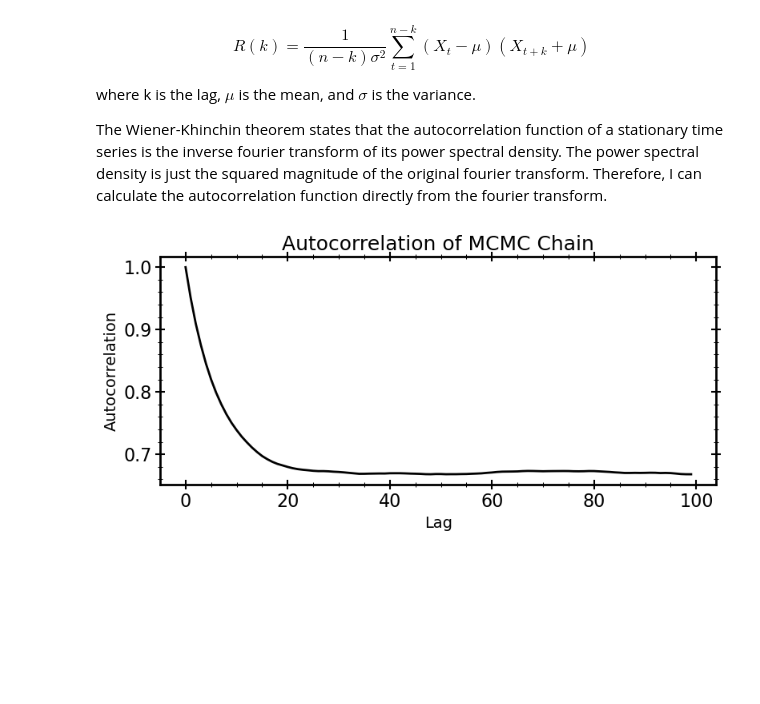
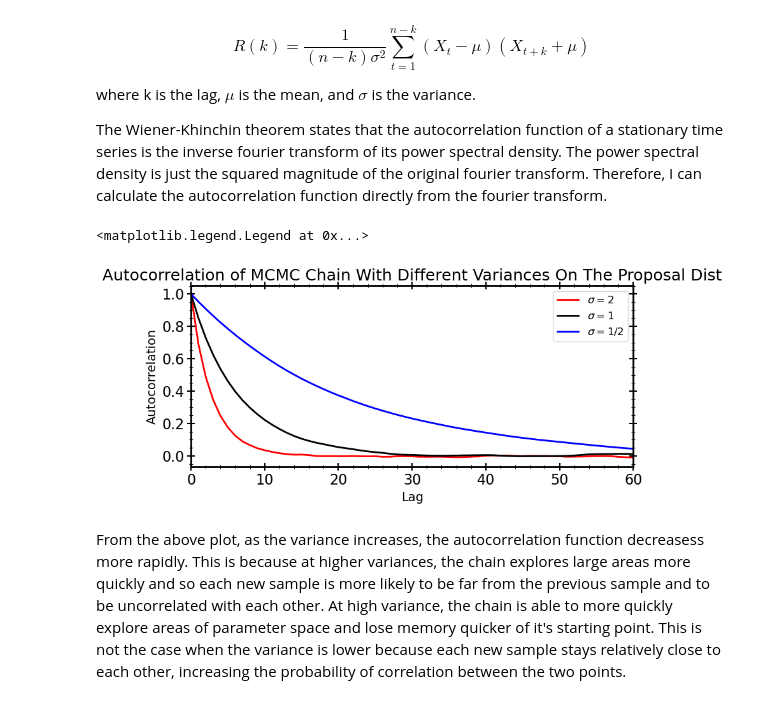
Before and after one commit to carlosajurado/AST384C-Computational-Astrophysics, a Jupyter notebook: HW4.ipynb, the cells around one changed output. Saved outputs shown, nothing was run; the diff lists cells and outputs as text; code cells hidden in the pictures; blank space fills up the shorter version.

```diff
--- a/HW4.ipynb
+++ b/HW4.ipynb
@@ -81,7 +127,7 @@ def target(x, mean=2, sigma=np.sqrt(2) ):
     '''
     return (1/np.sqrt(2*np.pi*sigma**2)) * np.exp(-0.5* (x-mean)**2/(sigma**2))
 
-def proposal(x):
+def proposal(x,sigma):
     '''
     Proposal distribution from which to sample a new point from given the current point
 
@@ -91,16 +137,16 @@ def proposal(x):
     returns: float value
 
     '''
-    return random.normal(x,1)
+    return random.normal(x,sigma)
 
 def acceptance_ratio(x, x_new):
     return target(x_new)/target(x)
 
-def mcmc(x0, n_samples):
+def mcmc(x0, n_samples, sigma=1):
     samples = np.zeros(n_samples) # Initializes a fixed numpy array
     samples[0] = x0 # Assigns the starting value as the first value in the chain
     for i in range(1, n_samples):
-        x_new = proposal(samples[i-1]) # proposes a new value based on the current location
+        x_new = proposal(samples[i-1], sigma) # proposes a new value based on the current location
         uni = random.uniform(0, 1) # sample one point from a uniform distribution
         if acceptance_ratio(samples[i-1], x_new) > uni: # Metropolis-Hastings Implementation
             samples[i] = x_new
@@ -110,7 +156,7 @@ def mcmc(x0, n_samples):
 
 x0 = 0
 n_samples = 100000
-samples = mcmc(x0, n_samples)
+samples_var1 = mcmc(x0, n_samples)
 ######################################################  Code For Problem 2 Ends Here ####################################
 # %%
 fig, axs = plt.subplots(2, 1, figsize=(12, 8))
@@ -178,35 +226,51 @@ $$
 where k is the lag, $\mu$ is the mean, and $\sigma$ is the variance.
 
 The Wiener-Khinchin theorem states that the autocorrelation function of a stationary time series is the inverse fourier transform of its power spectral density. The power spectral density is just the squared magnitude of the original fourier transform. Therefore, I can calculate the autocorrelation function directly from the fourier transform.
+# %%
+samples_var2 = mcmc(x0, n_samples,sigma=2)
+samples_varhalf = mcmc(x0, n_samples,sigma=0.5)
 # %%
 def autocorrelation(samples):
     '''
     Calculates the autocorrelation function from MCMC samples using FFTs
 
     Parameters:
         - val: An array of MCMC samples
 
     Returns: (array)
     '''
 
+    samples -= np.mean(samples) #centering the sample. This avoids an issue where the autocorrelation function asymptotes at a value above zero
     fft = np.fft.fft(samples) #calculates the fourier transform of the mcmc samples
     power_spectrum = fft * np.conjugate(fft) # computes the power spectrum
     autocorrelation_function = np.fft.ifft(power_spectrum) # calculates the inverse fourier transform of the power spectrum
 
     return autocorrelation_function
 
 
 
 # Calculate and plot ACF
-autocorrelation_values = autocorrelation(samples)
-autocorrelation_values_normalized = autocorrelation_values/autocorrelation_values[0]
+autocorrelation_values_var2 = autocorrelation(samples_var2)
+acv_normalized_var2 = autocorrelation_values_var2/autocorrelation_values_var2[0] #normalization
+
+autocorrelation_values_var1 = autocorrelation(samples_var1)
+acv_normalized_var1 = autocorrelation_values_var1/autocorrelation_values_var1[0] #normalization
+
+autocorrelation_values_varhalf = autocorrelation(samples_varhalf)
+acv_normalized_varhalf = autocorrelation_values_varhalf/autocorrelation_values_varhalf[0] #normalization
 
 plt.figure(figsize=(8, 4))
-plt.plot(autocorrelation_values_normalized[:100], color = 'black', linewidth=2)
+plt.plot(acv_normalized_var2[:100], color = 'red', linewidth=2, label=r'$\sigma = 2$')
+plt.plot(acv_normalized_var1[:100], color = 'black', linewidth=2, label=r'$\sigma = 1$')
+plt.plot(acv_normalized_varhalf[:100], color = 'blue', linewidth=2, label=r'$\sigma = 1/2$')
 plt.xlabel("Lag")
 plt.ylabel("Autocorrelation")
-plt.title("Autocorrelation of MCMC Chain")
+plt.title("Autocorrelation of MCMC Chain With Different Variances On The Proposal Dist")
 plt.tight_layout()
-plt.show()
+plt.xlim(0,60)
+plt.legend()
 # %% [output]
+<matplotlib.legend.Legend at 0x...>
-[figure, old version]
+[figure, new version]
+# %% [markdown]
+From the above plot, as the variance increases, the autocorrelation function decreasess more rapidly. This is because at higher variances, the chain explores large areas more quickly and so each new sample is more likely to be far from the previous sample and to be uncorrelated with each other. At high variance, the chain is able to more quickly explore areas of parameter space and lose memory quicker of it's starting point. This is not the case when the variance is lower because each new sample stays relatively close to each other, increasing the probability of correlation between the two points.
```
Also changed, not shown: parts of 7 cells of this notebook.
